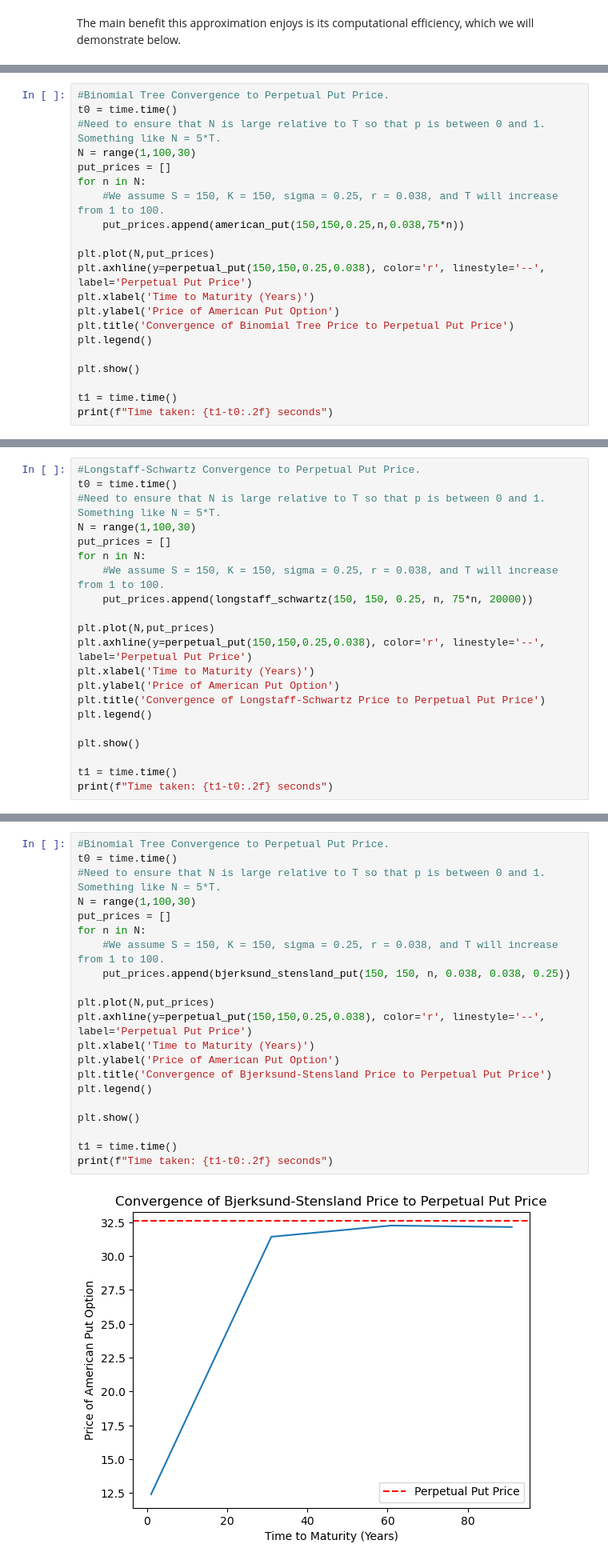
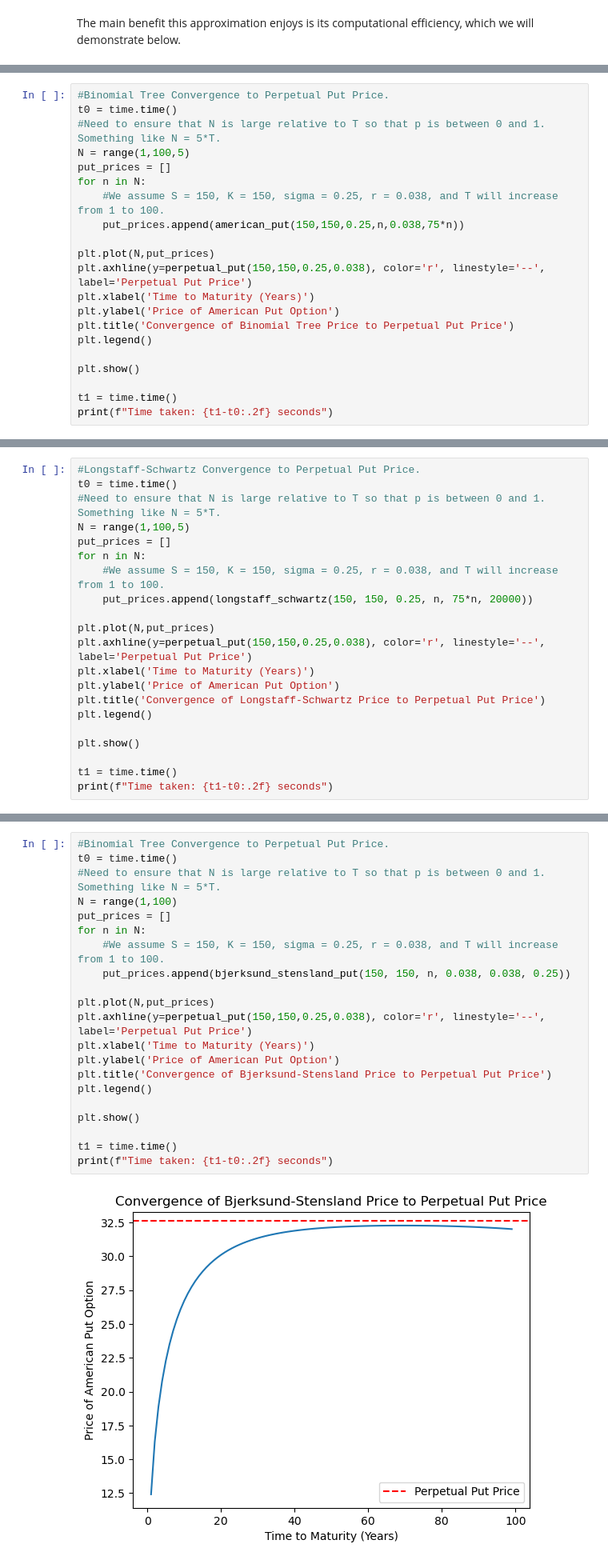
Before and after one commit to nathan-p-burns/pricing_american_options, a Jupyter notebook: pricing_american_options.ipynb, the cells around one changed output, grey strips where cells are left out. Shown at 80% size. Cells and saved outputs as stored; diff of their text form.

```diff
--- a/pricing_american_options.ipynb
+++ b/pricing_american_options.ipynb
@@ -672,7 +672,7 @@ We begin with the binomial tree method. This method runs into the issue that as
 #Binomial Tree Convergence to Perpetual Put Price.
 t0 = time.time()
 #Need to ensure that N is large relative to T so that p is between 0 and 1. Something like N = 5*T.
-N = range(1,100,30)
+N = range(1,100,5)
 put_prices = []
 for n in N:
     #We assume S = 150, K = 150, sigma = 0.25, r = 0.038, and T will increase from 1 to 100.
@@ -700,7 +700,7 @@ Going forward is simply an exercise in computational complexity and accuracy. Do
 #Longstaff-Schwartz Convergence to Perpetual Put Price.
 t0 = time.time()
 #Need to ensure that N is large relative to T so that p is between 0 and 1. Something like N = 5*T.
-N = range(1,100,30)
+N = range(1,100,5)
 put_prices = []
 for n in N:
     #We assume S = 150, K = 150, sigma = 0.25, r = 0.038, and T will increase from 1 to 100.
@@ -727,23 +727,23 @@ The results of such a test can be found in the code block below.
 # %%
 #Binomial Tree Convergence to Perpetual Put Price.
 t0 = time.time()
 #Need to ensure that N is large relative to T so that p is between 0 and 1. Something like N = 5*T.
-N = range(1,100,30)
+N = range(1,100)
 put_prices = []
 for n in N:
     #We assume S = 150, K = 150, sigma = 0.25, r = 0.038, and T will increase from 1 to 100.
     put_prices.append(bjerksund_stensland_put(150, 150, n, 0.038, 0.038, 0.25))
 
 plt.plot(N,put_prices)
 plt.axhline(y=perpetual_put(150,150,0.25,0.038), color='r', linestyle='--', label='Perpetual Put Price')
 plt.xlabel('Time to Maturity (Years)')
 plt.ylabel('Price of American Put Option')
 plt.title('Convergence of Bjerksund-Stensland Price to Perpetual Put Price')
 plt.legend()
 
 plt.show()
 
 t1 = time.time()
 print(f"Time taken: {t1-t0:.2f} seconds")
 # %% [output]
-[figure, old version]
+[figure, new version]
```
Also changed, not shown: parts of 9 cells of this notebook.
